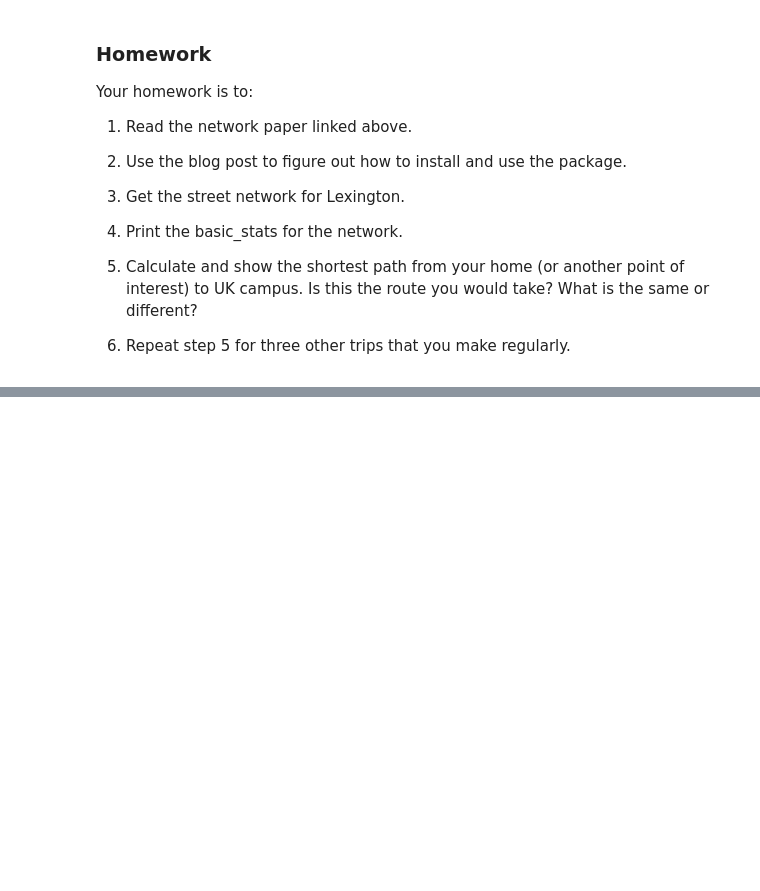
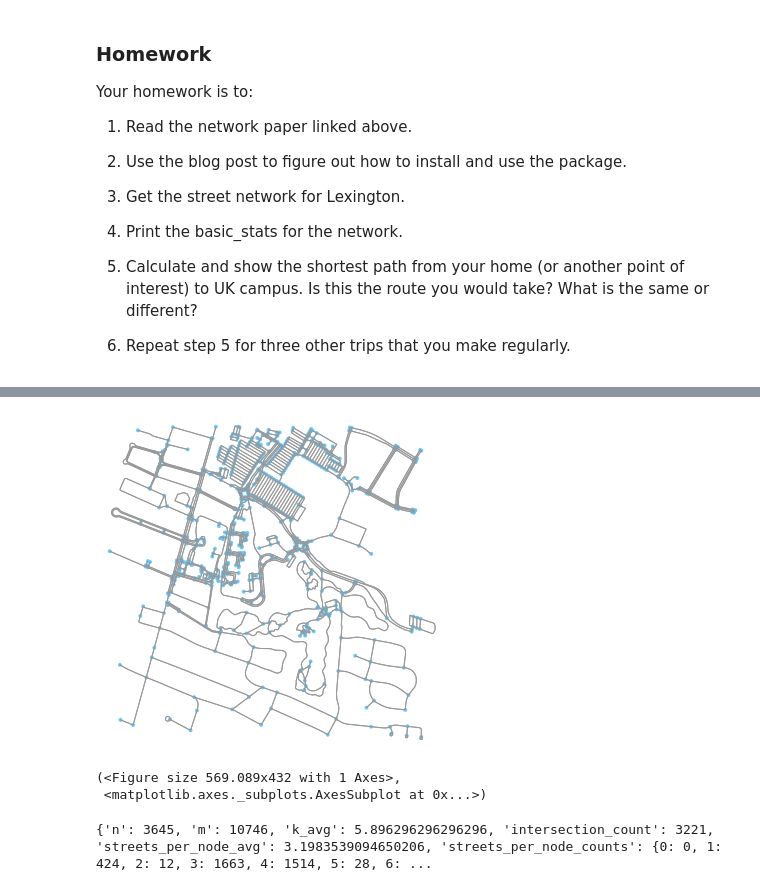
Before and after one commit to Chrisneny/ce599, a Jupyter notebook: 13-Networks 2/Networks_OSM.ipynb, the cells around one changed output, grey strips where cells are left out. Saved outputs shown, nothing was run; the diff lists cells and outputs as text; code cells hidden in the pictures; blank space fills up the shorter version.

```diff
--- a/13-Networks 2/Networks_OSM.ipynb
+++ b/13-Networks 2/Networks_OSM.ipynb
@@ -34,0 +51,12 @@ Your homework is to:
+# %%
+home_walk = ox.graph_from_point((38.016650, -84.507947), distance = 1000, network_type='walk')
+ox.plot_graph(home_walk)
+# %% [output]
+[figure, added]
+(<Figure size 569.089x432 with 1 Axes>,
+ <matplotlib.axes._subplots.AxesSubplot at 0x...>)
+# %%
+basic_stats = ox.basic_stats(lex)
+print(basic_stats)
+# %% [output]
+{'n': 3645, 'm': 10746, 'k_avg': 5.896296296296296, 'intersection_count': 3221, 'streets_per_node_avg': 3.1983539094650206, 'streets_per_node_counts': {0: 0, 1: 424, 2: 12, 3: 1663, 4: 1514, 5: 28, 6: ...
```
Also changed, not shown: parts of 13 cells of this notebook.
